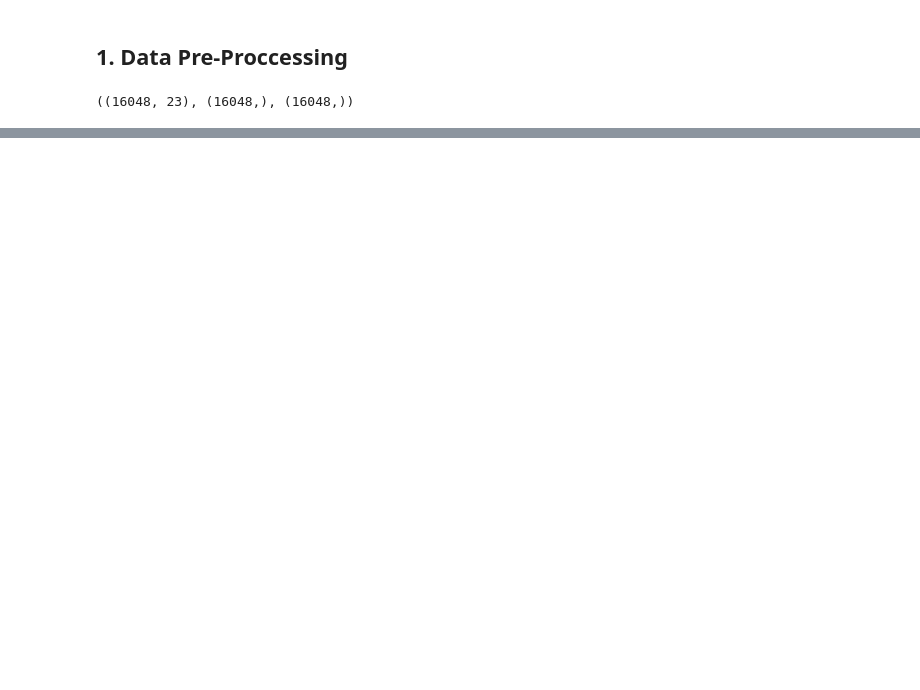
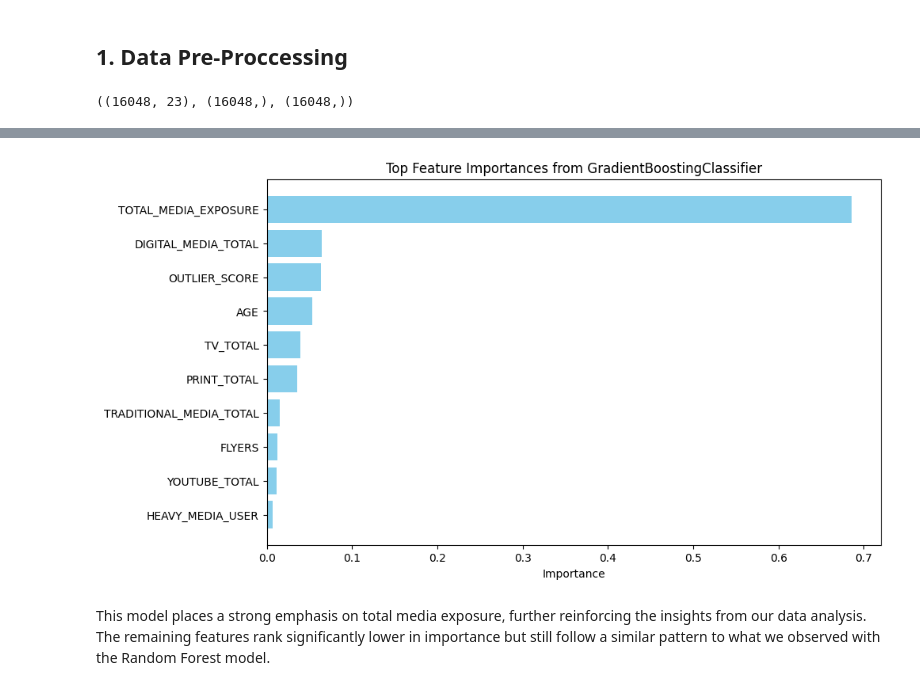
Before and after one commit to JustaKris/XYZ-Marketing-Campaign, a Jupyter notebook: notebooks/04_XYZ_campaign_predictive_modeling.ipynb, the cells around one changed output, grey strips where cells are left out. Drawn from its saved outputs; the diff is of its cells as text; code cells hidden in the pictures; blank space fills up the shorter version.

```diff
--- a/notebooks/04_XYZ_campaign_predictive_modeling.ipynb
+++ b/notebooks/04_XYZ_campaign_predictive_modeling.ipynb
@@ -97,7 +101,7 @@ X_train, X_test, y_train, y_test, w_train, w_test = train_test_split(X, y, weigh
 - Scaling the weights should not be required since they adjust the loss function on a per-observation basis and it shouldn't matter if the values vary significantly as long as they are consistent in their relative importance.
 # %%
-# List of columns to not scale (categorical and binary columns)
-exclude_columns = ['TARGET_GROUP', 'OUTLIER_SCORE', 'HEAVY_MEDIA_USER', 'ENGAGED_VIDEO_USER']
+# List of columns to not scale (categorical and/or binary columns)
+exclude_columns = ['PERSON_ID', 'TARGET_GROUP', 'OUTLIER_SCORE', 'HEAVY_MEDIA_USER', 'ENGAGED_VIDEO_USER']
 
 # List of all columns in the dataframe
 all_columns = X_train.columns.tolist()
@@ -325,13 +385,0 @@ ROC AUC Score: 0.7223522930885292
-# %%
-# Initialize the model
-lr = LogisticRegression(max_iter=1000, random_state=42)
-
-# Fit the model with sample weights
-lr.fit(X_train_scaled, y_train, sample_weight=w_train)
-
-# Predict labels
-y_pred = lr.predict(X_test_scaled)
-
-# Evaluate model using weighted accuracy
-weighted_accuracy = accuracy_score(y_test, y_pred, sample_weight=w_test)
-print(f"Weighted Accuracy: {weighted_accuracy}")
@@ -673,0 +560,6 @@ plt.show()
+# %%
+display_feature_importances(best_gb, X_train_scaled)
+# %% [output]
+[figure, added]
+# %% [markdown]
+This model places a strong emphasis on total media exposure, further reinforcing the insights from our data analysis. The remaining features rank significantly lower in importance but still follow a similar pattern to what we observed with the Random Forest model.
```
Also changed, not shown: parts of 68 cells of this notebook, 10 other files.
